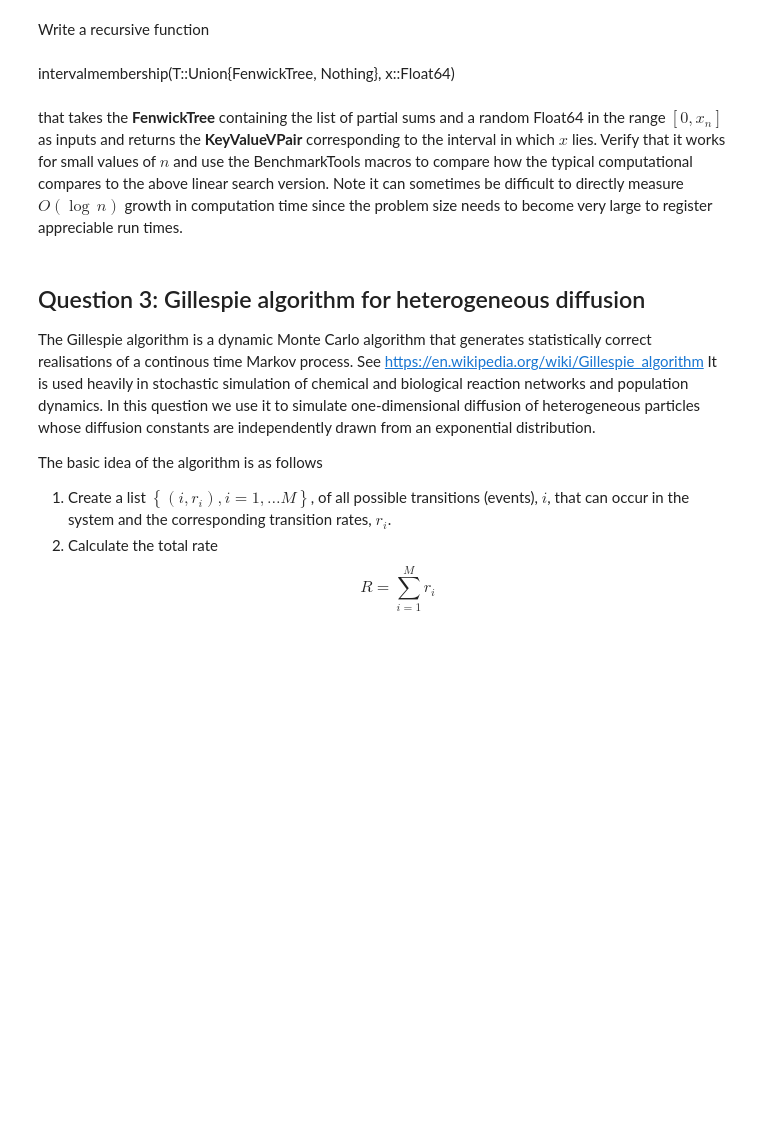
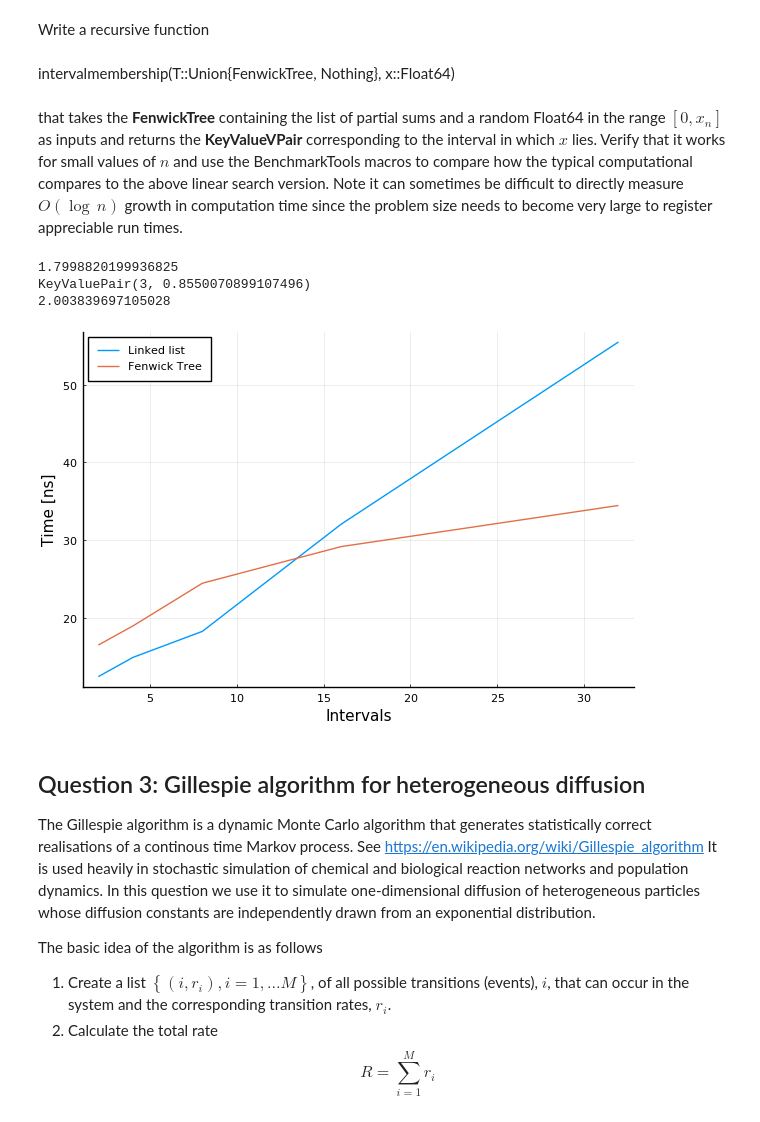
Before and after one commit to MathSys-MSc-2020/ma934-worksheet-3-andrewanguswarwick, a Jupyter notebook: Class-3.ipynb, the cells around one changed output. Drawn from its saved outputs; the diff is of its cells as text; code cells hidden in the pictures; blank space fills up the shorter version.

```diff
--- a/Class-3.ipynb
+++ b/Class-3.ipynb
@@ -128,11 +128,7 @@ jrange = 1:jmax
 nvals = 2 .^ jrange
 times = zeros(jmax)
 for j in jrange
-  X = rand(rng, nvals[j])
-  kv = Array{KeyValuePair, 1}(undef, nvals[j])
-  for i in 1:nvals[j]
-    kv[i] = KeyValuePair(i,X[i])
-  end
+  X, kv = kv_array(nvals[j],rng)
   L = buildlist(kv)
   times[j] = median((@benchmark search($L,n) setup=(n=floor(Int64,$nvals[$j]*rand(rng)))).times)
 end
@@ -182,0 +162,5 @@ LinkedList(KeyValuePair(1, 0.4992509330243291), LinkedList(KeyValuePair(2, 0.639
+# %%
+n = 5
+x,kv = partial_sum_kv(n,rng)
+L = buildlist(kv)
+print(L)
@@ -194,17 +180,7 @@ jrange = 1:jmax
 nvals = 2 .^ jrange
 times = zeros(jmax)
 for j in jrange
-  y = rand(rng, nvals[j])
-  x = zeros(nvals[j])
-  kv = Array{KeyValuePair, 1}(undef, nvals[j])
-  for i in 1:nvals[j]
-    if i > 1
-      x[i] = y[i] + x[i-1]
-    else
-      x[i] = y[i]
-    end
-    kv[i] = KeyValuePair(i,x[i])
-  end
+  x,kv = partial_sum_kv(nvals[j],rng)
   L = buildlist(kv)
   times[j] = median((@benchmark intervalmembership($L,xi) setup=(xi=rand(rng)*$x[end])).times)
 end
@@ -220,6 +192,29 @@ Write a recursive function<br><br>
 intervalmembership(T::Union{FenwickTree, Nothing}, x::Float64)<br><br>
 that takes the **FenwickTree** containing the list of partial sums and a random Float64 in the range $[0, x_n]$ as
 inputs and returns the **KeyValueVPair** corresponding to the interval in which $x$ lies. Verify that it works for small values of $n$ and use the BenchmarkTools macros to compare how the typical computational compares to the above linear search version. Note it can sometimes be difficult to directly measure $O(\log\, n)$ growth in computation time since the problem size needs to become very large to register appreciable run times.
+# %%
+n = 5
+y, kv = kv_array(n,rng)
+T = buildFTree(kv)
+xi=rand(rng)*T.data.value
+ikv = intervalmembership(T,xi)
+println(xi,"\n",ikv)
+println(sum(y[1:ikv.key]))
+# %% [output]
+1.7998820199936825
+KeyValuePair(3, 0.8550070899107496)
+2.003839697105028
+# %%
+times_tree = zeros(jmax)
+for j in jrange
+  y,kv = kv_array(nvals[j],rng)
+  T = buildFTree(kv)
+  times_tree[j] = median((@benchmark intervalmembership($T,xi) setup=(xi=rand(rng)*$T.data.value)).times)
+end
+plot(nvals,times,xlabel="Intervals",ylabel="Time [ns]",label="Linked list")
+plot!(nvals,times_tree,xlabel="Intervals",ylabel="Time [ns]",label="Fenwick Tree")
+# %% [output]
+[figure, added]
 # %% [markdown]
 ## Question 3: Gillespie algorithm for heterogeneous diffusion
 
```
Also changed, not shown: parts of 3 cells of this notebook, 3 other files.
